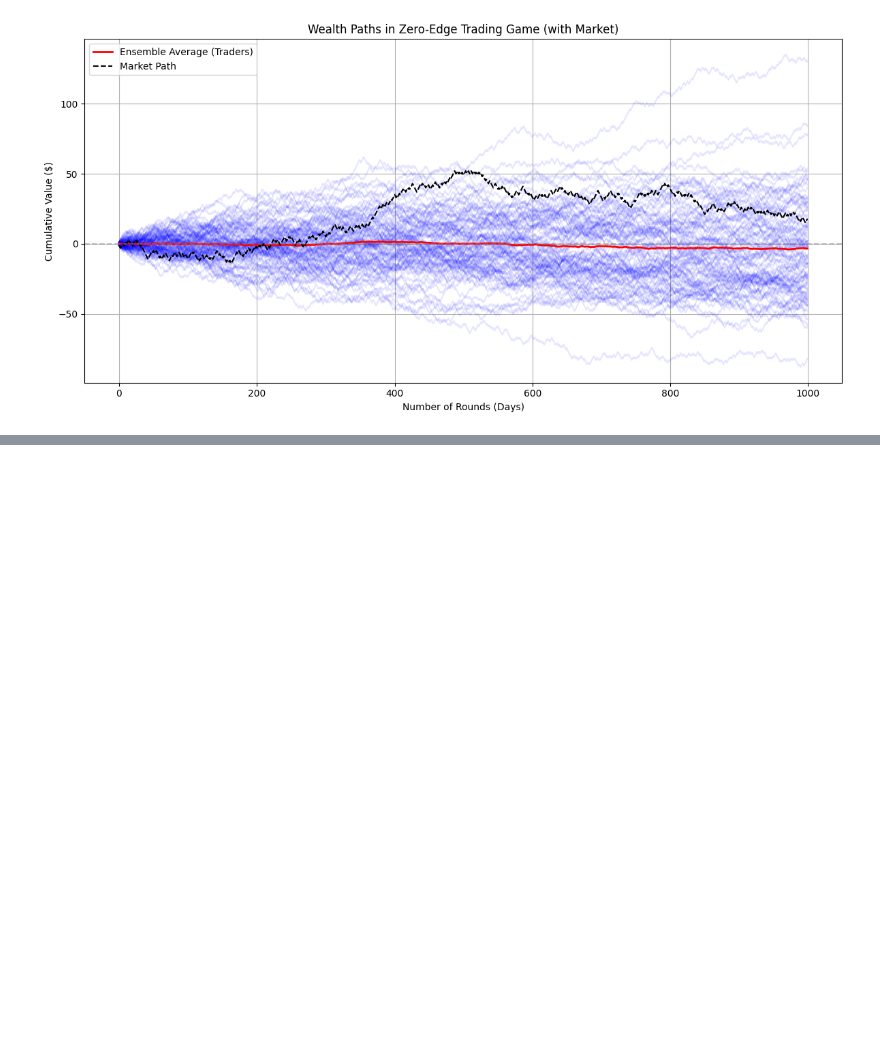
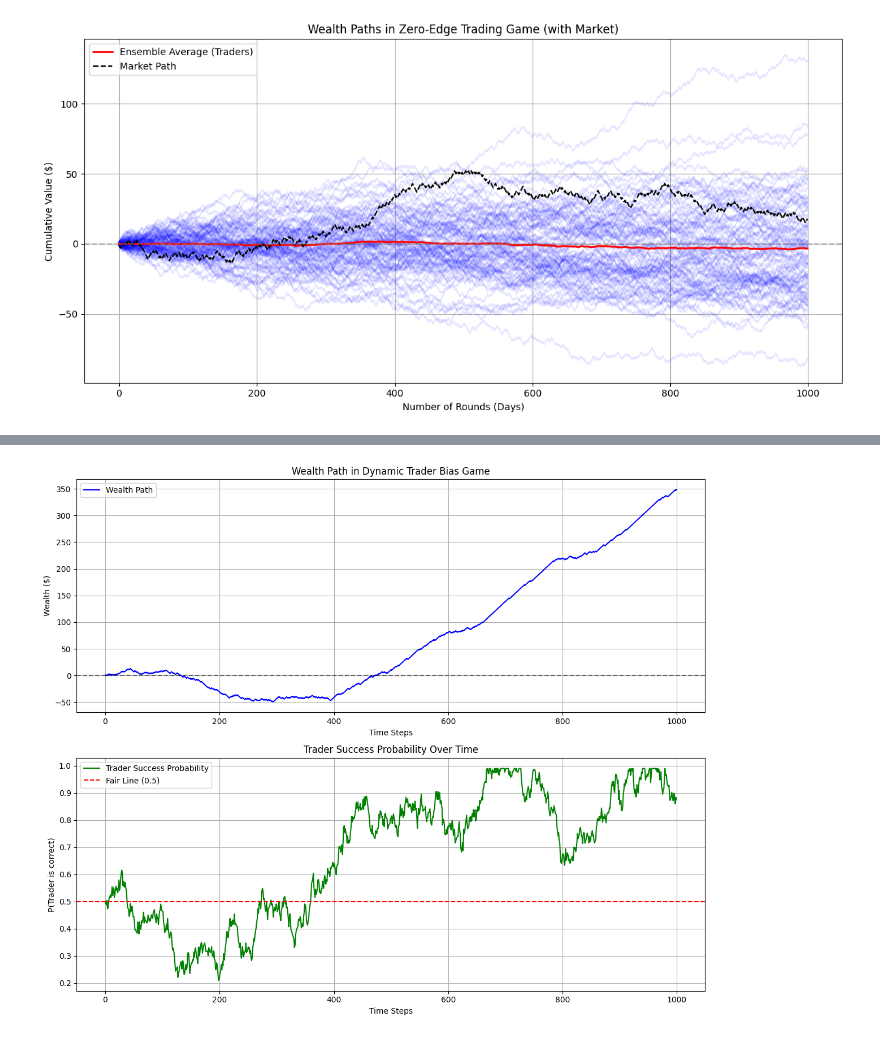
Before and after one commit to anteqkois/algo-statistics-bachelors-thesis, a Jupyter notebook: src/statistic-in-trading.ipynb, the cells around one changed output, grey strips where cells are left out. Saved outputs shown, nothing was run; the diff lists cells and outputs as text; code cells hidden in the pictures; blank space fills up the shorter version.

Commit message:
(games) add second game and change winning probability to be dynamic

```diff
--- a/src/statistic-in-trading.ipynb
+++ b/src/statistic-in-trading.ipynb
@@ -104,0 +112,79 @@ To eplore more:
+# %%
+import numpy as np
+import matplotlib.pyplot as plt
+
+def get_next_change_time(current_time):
+    """Determine the next time the probability will change."""
+    poisson_time = current_time + np.random.poisson(lam=20)
+    geometric_time = current_time + np.random.geometric(p=0.05)
+    exponential_time = current_time + np.floor(np.random.exponential(scale=20))
+    return int(max(poisson_time, geometric_time, exponential_time))
+
+def dynamic_trader_probability_game(n_steps):
+    """
+    Simulate a trader whose probability of being correct (aligned with the market)
+    changes dynamically over time using a stochastic process.
+    The market itself is random (50/50), but the trader has a changing bias.
+    """
+    probabilities = np.zeros(n_steps)
+    current_prob = 0.5
+    next_change = 0
+
+    # Parameters for probability dynamics
+    drift = 0.001
+    volatility = 0.02
+
+    # Generate probability timeline for trader's win rate
+    for t in range(n_steps):
+        if t >= next_change:
+            drift = np.random.normal(0, 0.002)
+            next_change = get_next_change_time(t)
+
+        random_shock = np.random.normal(0, volatility)
+        current_prob += drift + random_shock
+        current_prob = np.clip(current_prob, 0.01, 0.99)
+        probabilities[t] = current_prob
+
+    # Simulate static market: 50/50 chance of up or down
+    market = np.random.binomial(n=1, p=0.5, size=n_steps)
+    market_moves = 2 * market - 1  # +1 (up), -1 (down)
+
+    # Trader makes decision: will they align with market?
+    # With probability = probabilities[t], trader aligns with market
+    aligned = np.random.random(n_steps) < probabilities
+    outcomes = np.where(aligned, 1, -1)  # +1 = win (aligned), -1 = loss
+
+    # Wealth over time
+    wealth_path = np.cumsum(outcomes)
+
+    return wealth_path, probabilities
+
+# Run simulation
+n_steps = 1000
+wealth_path, probabilities = dynamic_trader_probability_game(n_steps)
+
+# Plot results
+fig, (ax1, ax2) = plt.subplots(2, 1, figsize=(12, 10))
+
+# Plot wealth path
+ax1.plot(wealth_path, color='blue', label='Wealth Path')
+ax1.axhline(y=0, color='black', linestyle='--', alpha=0.5)
+ax1.set_title('Wealth Path in Dynamic Trader Bias Game')
+ax1.set_xlabel('Time Steps')
+ax1.set_ylabel('Wealth ($)')
+ax1.legend()
+ax1.grid(True)
+
+# Plot probability changes
+ax2.plot(probabilities, color='green', label='Trader Success Probability')
+ax2.axhline(y=0.5, color='red', linestyle='--', label='Fair Line (0.5)')
+ax2.set_title('Trader Success Probability Over Time')
+ax2.set_xlabel('Time Steps')
+ax2.set_ylabel('P(Trader is correct)')
+ax2.legend()
+ax2.grid(True)
+
+plt.tight_layout()
+plt.show()
+# %% [output]
+[figure, added]
```
Also changed, not shown: parts of 4 cells of this notebook.
